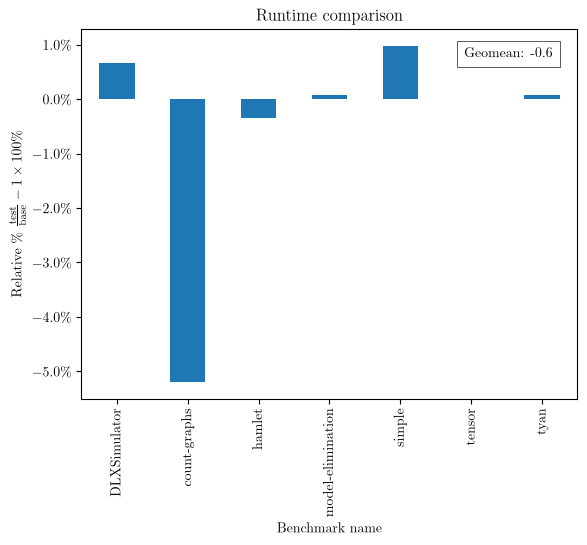
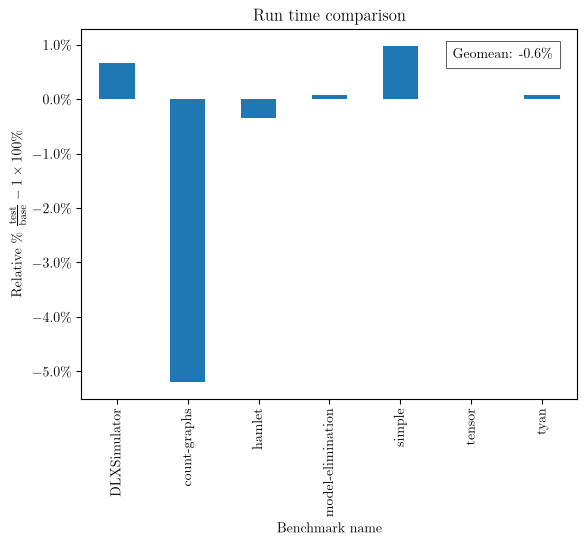
Unified diff of the notebook cell whose output changed from the first chart to the second:
--- before
+++ after
@@ -34,5 +34,5 @@
     geomean_pct = (abs_geomean - 1) * 100
     # Add a text box
-    textstr = f'Geomean: {geomean_pct:+.1f}%'
+    textstr = f'Geomean: {geomean_pct:+.1f}\\%'
     props = dict(boxstyle='square,pad=0.5', facecolor='white', alpha=0.9, edgecolor='black', linewidth=0.5)
     ax.text(0.95, 0.95, textstr, transform=ax.transAxes, fontsize=10,
@@ -43,6 +43,7 @@
     ax.set_ylabel(r'Relative \% $\frac{\mathrm{test}}{\mathrm{base}} - 1 \times 100\%$')
     ax.yaxis.set_major_formatter(ticker.PercentFormatter())
-    path = os.oath.join(DATA_ROOT, c.out_filename)
+    path = os.path.join(DATA_ROOT, f'{c.out_filename}.pdf')
     print(f'Saving chart to {path}')
+    plt.savefig(path, format='pdf', bbox_inches='tight')
     plt.show()
 
@@ -59,8 +60,8 @@
     PlotConfig(values_column='compileTime',
                title='Compile time comparison',
-               out_filename='tuple_mlton_compile_time_mlton_vs_mlton'),
+               out_filename='tuple_mlton_compile_mlton_vs_mlton'),
     PlotConfig(values_column='binarySize',
                title='Binary size comparison',
-               out_filename='tuple_mlton_size_time_mlton_vs_mlton'),
+               out_filename='tuple_mlton_size_mlton_vs_mlton'),
 ]
 

Commit: expand writing, charts